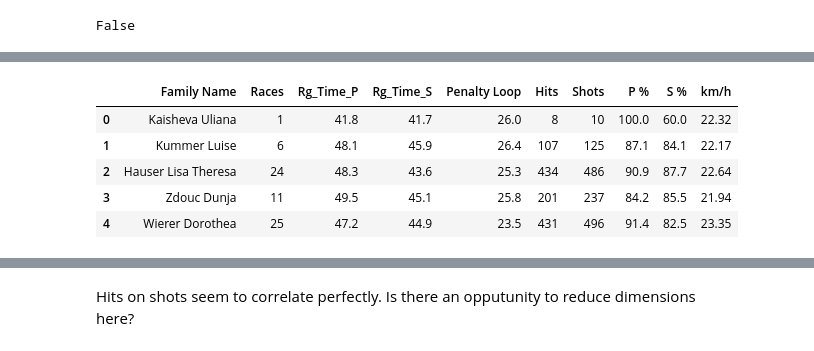
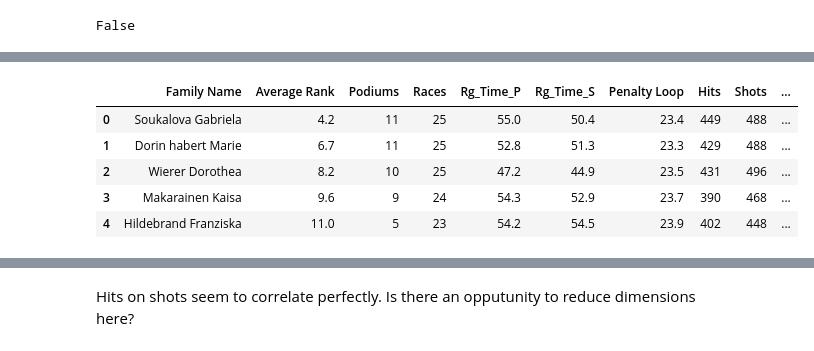
Before and after one commit to haobecca/biathlon, a Jupyter notebook: notebook.ipynb, the cells around one changed output, grey strips where cells are left out. Cells and saved outputs as stored; diff of their text form; code cells hidden in the pictures.

```diff
--- a/notebook.ipynb
+++ b/notebook.ipynb
@@ -168,3 +178,17 @@ df_sh_per.head()
 df_sh_per.isnull().values.any()
 # %% [output]
 False
+# %%
+df_results = pd.read_csv("15_16_world_cup_results.csv")
+
+df_results = df_results[[' Family Name',
+                         'Given Name',
+                         'Average Rank',
+                         'Podiums',]]
+df_results = df_results.rename(columns={' Family Name': 'Family Name'})
+
+df_results['Family Name'] = df_results['Family Name'].apply(lambda x: x.capitalize()) + " " + df_results['Given Name']
+df_results = df_results.drop(["Given Name"], axis=1)
+df_results = df_results.fillna(101)
+
+df_results.head()
@@ -171,15 +202,16 @@ False
 # %%
 df = df_sh_per.merge(df_ski, left_on='Family Name', right_on='Family Name')
 df = df_sh_times.merge(df, left_on='Family Name', right_on='Family Name')
+df = df_results.merge(df, left_on='Family Name', right_on='Family Name')
 
 df.head()
 # %% [output]
-|  | Family Name | Races | Rg_Time_P | Rg_Time_S | Penalty Loop | Hits | Shots | P % | S % | km/h |
-| 0 | Kaisheva Uliana | 1 | 41.8 | 41.7 | 26.0 | 8 | 10 | 100.0 | 60.0 | 22.32 |
-| 1 | Kummer Luise | 6 | 48.1 | 45.9 | 26.4 | 107 | 125 | 87.1 | 84.1 | 22.17 |
-| 2 | Hauser Lisa Theresa | 24 | 48.3 | 43.6 | 25.3 | 434 | 486 | 90.9 | 87.7 | 22.64 |
-| 3 | Zdouc Dunja | 11 | 49.5 | 45.1 | 25.8 | 201 | 237 | 84.2 | 85.5 | 21.94 |
-| 4 | Wierer Dorothea | 25 | 47.2 | 44.9 | 23.5 | 431 | 496 | 91.4 | 82.5 | 23.35 |
+|  | Family Name | Average Rank | Podiums | Races | Rg_Time_P | Rg_Time_S | Penalty Loop | Hits | Shots | ... |
+| 0 | Soukalova Gabriela | 4.2 | 11 | 25 | 55.0 | 50.4 | 23.4 | 449 | 488 | ... |
+| 1 | Dorin habert Marie | 6.7 | 11 | 25 | 52.8 | 51.3 | 23.3 | 429 | 488 | ... |
+| 2 | Wierer Dorothea | 8.2 | 10 | 25 | 47.2 | 44.9 | 23.5 | 431 | 496 | ... |
+| 3 | Makarainen Kaisa | 9.6 | 9 | 24 | 54.3 | 52.9 | 23.7 | 390 | 468 | ... |
+| 4 | Hildebrand Franziska | 11.0 | 5 | 23 | 54.2 | 54.5 | 23.9 | 402 | 448 | ... |
 # %%
 df.isnull().values.any()
 df.shape
```
Also changed, not shown: parts of 6 cells of this notebook.
